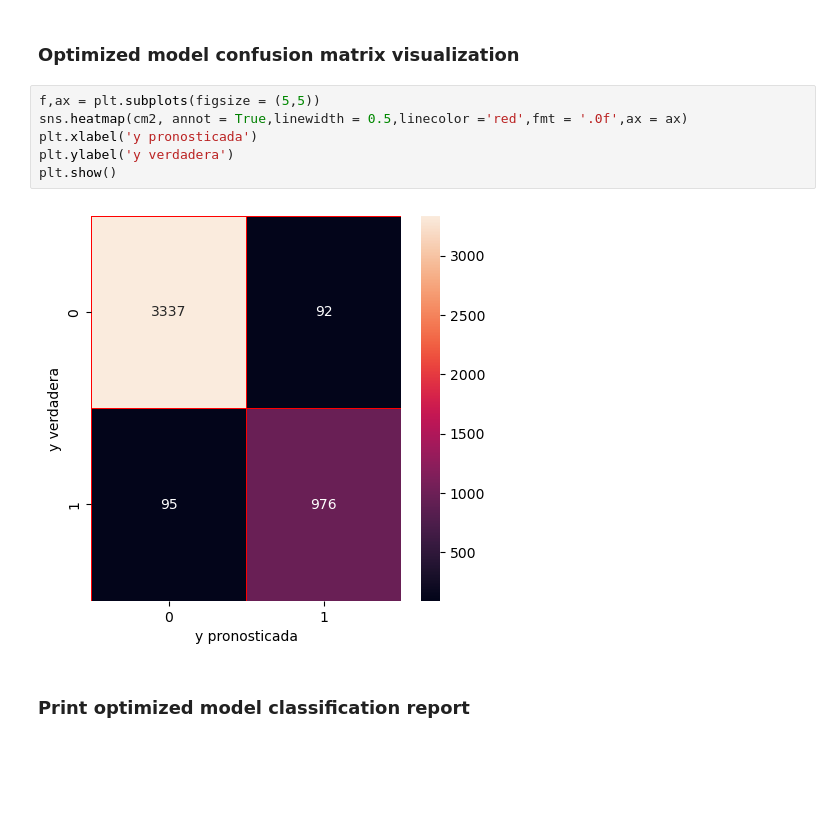
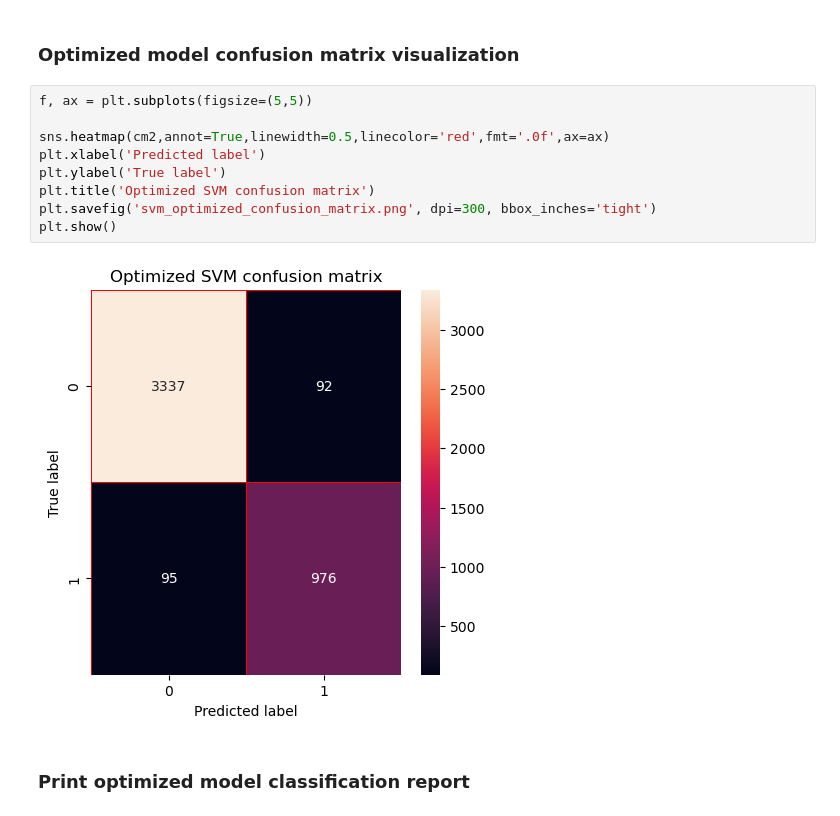
Before and after one commit to hiram21/employee-attrition-svm, a Jupyter notebook: employee_attrition_svm.ipynb, the cells around one changed output. Cells and saved outputs as stored; diff of their text form; blank space fills up the shorter version.

```diff
--- a/employee_attrition_svm.ipynb
+++ b/employee_attrition_svm.ipynb
@@ -290,13 +294,16 @@ array([[3337,   92],
 # %% [markdown]
 ### Optimized model confusion matrix visualization
 # %%
-f,ax = plt.subplots(figsize = (5,5))
-sns.heatmap(cm2, annot = True,linewidth = 0.5,linecolor ='red',fmt = '.0f',ax = ax)
-plt.xlabel('y pronosticada')
-plt.ylabel('y verdadera')
+f, ax = plt.subplots(figsize=(5,5))
+
+sns.heatmap(cm2,annot=True,linewidth=0.5,linecolor='red',fmt='.0f',ax=ax)
+plt.xlabel('Predicted label')
+plt.ylabel('True label')
+plt.title('Optimized SVM confusion matrix')
+plt.savefig('svm_optimized_confusion_matrix.png', dpi=300, bbox_inches='tight')
 plt.show()
 # %% [output]
-[figure, old version]
+[figure, new version]
 # %% [markdown]
 ### Print optimized model classification report
 # %%
```
Also changed, not shown: parts of 2 cells of this notebook.
